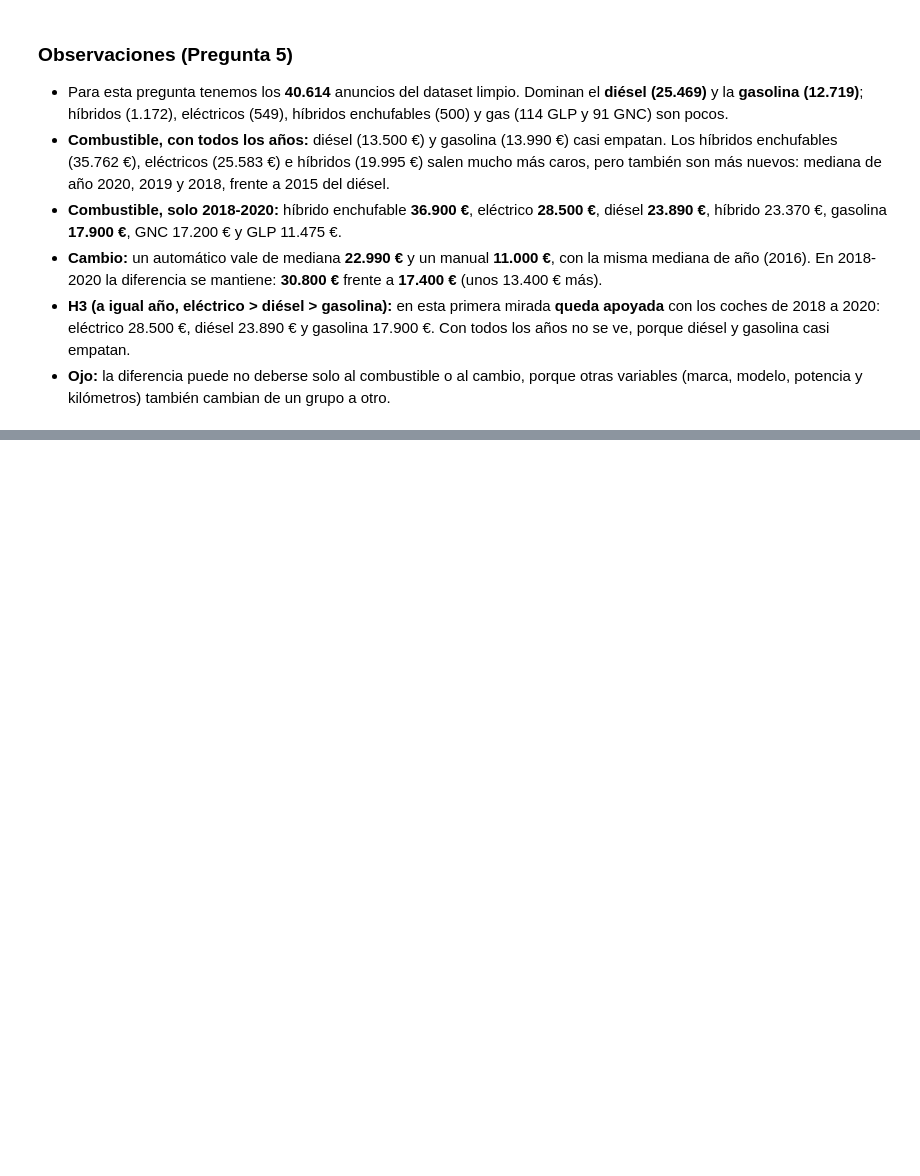
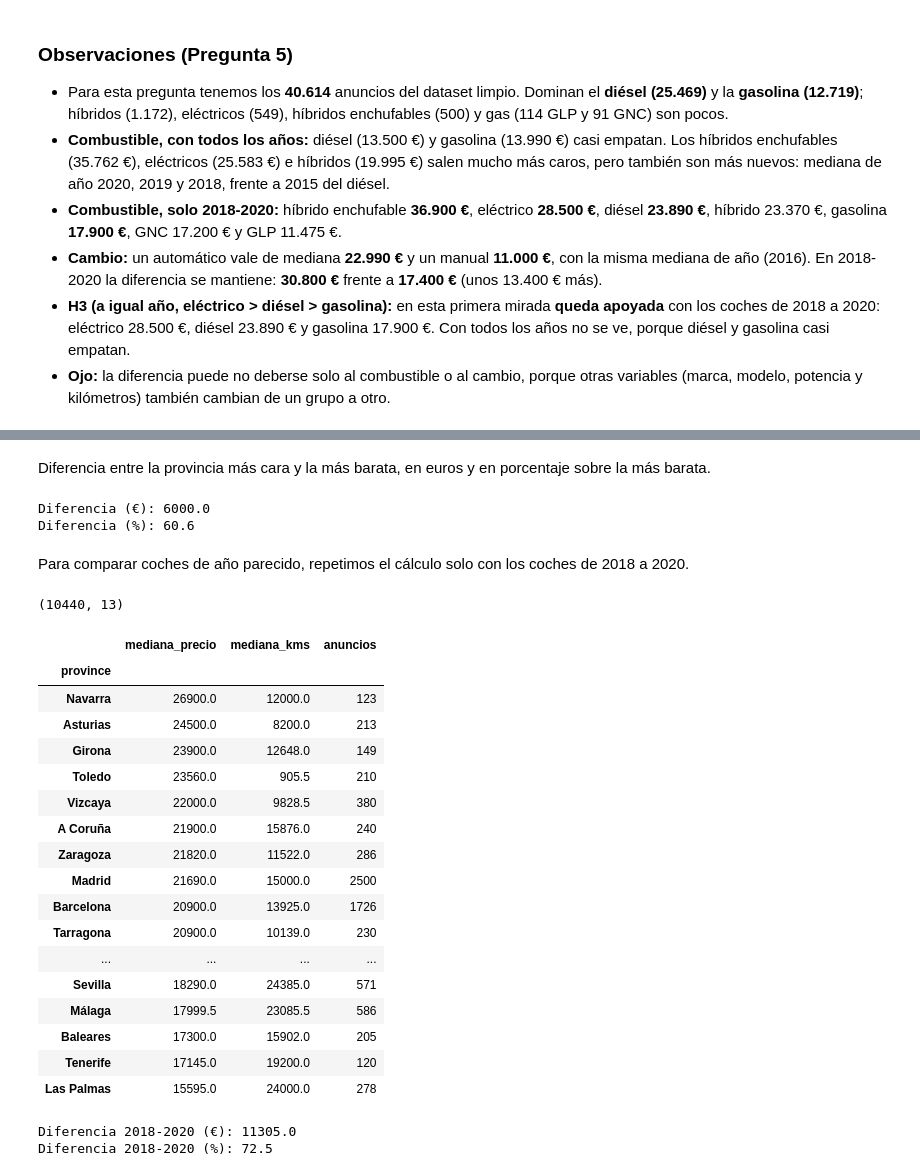
Before and after one commit to rusamen86/tfm-p1-precio-coches, a Jupyter notebook: notebooks/02b_preguntas_eda.ipynb, the cells around one changed output, grey strips where cells are left out. Cells and saved outputs as stored; diff of their text form; code cells hidden in the pictures; blank space fills up the shorter version.

```diff
--- a/notebooks/02b_preguntas_eda.ipynb
+++ b/notebooks/02b_preguntas_eda.ipynb
@@ -572,0 +658,51 @@ plt.show()
+# %% [markdown]
+Diferencia entre la provincia más cara y la más barata, en euros y en porcentaje sobre la más barata.
+# %%
+mas_cara = provincia['mediana_precio'].max()
+mas_barata = provincia['mediana_precio'].min()
+print('Diferencia (€):', mas_cara - mas_barata)
+print('Diferencia (%):', round((mas_cara - mas_barata) / mas_barata * 100, 1))
+# %% [output]
+Diferencia (€): 6000.0
+Diferencia (%): 60.6
+# %% [markdown]
+Para comparar coches de año parecido, repetimos el cálculo solo con los coches de 2018 a 2020.
+# %%
+df_p6_recientes = df_p6_prov[df_p6_prov['year'] >= 2018]
+df_p6_recientes.shape
+# %% [output]
+(10440, 13)
+# %%
+provincia_recientes = pd.DataFrame()
+provincia_recientes['mediana_precio'] = df_p6_recientes.groupby('province')['price'].median()
+provincia_recientes['mediana_kms'] = df_p6_recientes.groupby('province')['kms'].median()
+provincia_recientes['anuncios'] = df_p6_recientes['province'].value_counts()
+provincia_recientes = provincia_recientes.sort_values('mediana_precio', ascending=False)
+provincia_recientes
+# %% [output]
+|  | mediana_precio | mediana_kms | anuncios |
+| province |  |  |  |
+| Navarra | 26900.0 | 12000.0 | 123 |
+| Asturias | 24500.0 | 8200.0 | 213 |
+| Girona | 23900.0 | 12648.0 | 149 |
+| Toledo | 23560.0 | 905.5 | 210 |
+| Vizcaya | 22000.0 | 9828.5 | 380 |
+| A Coruña | 21900.0 | 15876.0 | 240 |
+| Zaragoza | 21820.0 | 11522.0 | 286 |
+| Madrid | 21690.0 | 15000.0 | 2500 |
+| Barcelona | 20900.0 | 13925.0 | 1726 |
+| Tarragona | 20900.0 | 10139.0 | 230 |
+| ... | ... | ... | ... |
+| Sevilla | 18290.0 | 24385.0 | 571 |
+| Málaga | 17999.5 | 23085.5 | 586 |
+| Baleares | 17300.0 | 15902.0 | 205 |
+| Tenerife | 17145.0 | 19200.0 | 120 |
+| Las Palmas | 15595.0 | 24000.0 | 278 |
+# %%
+mas_cara_rec = provincia_recientes['mediana_precio'].max()
+mas_barata_rec = provincia_recientes['mediana_precio'].min()
+print('Diferencia 2018-2020 (€):', mas_cara_rec - mas_barata_rec)
+print('Diferencia 2018-2020 (%):', round((mas_cara_rec - mas_barata_rec) / mas_barata_rec * 100, 1))
+# %% [output]
+Diferencia 2018-2020 (€): 11305.0
+Diferencia 2018-2020 (%): 72.5
```
Also changed, not shown: parts of 11 cells of this notebook, 1 other file.
